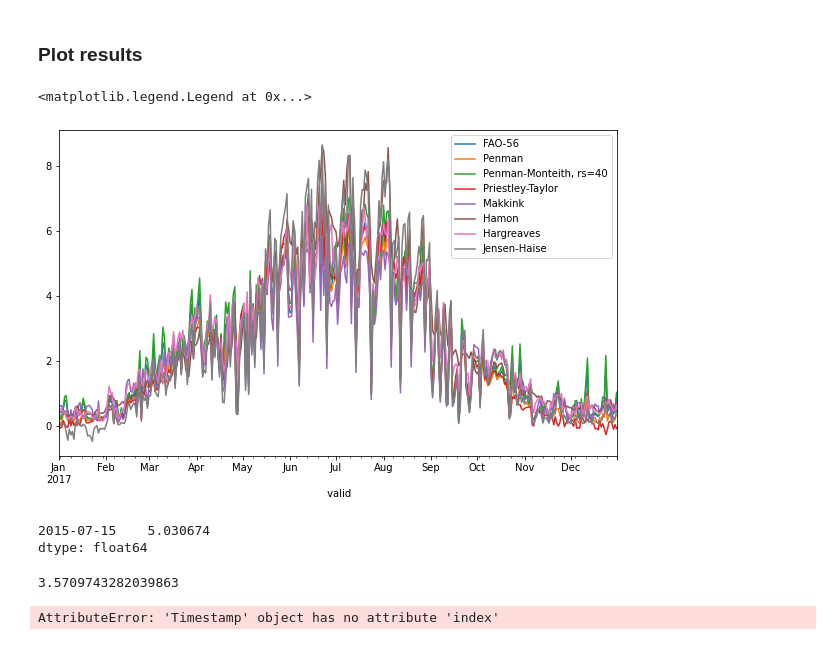
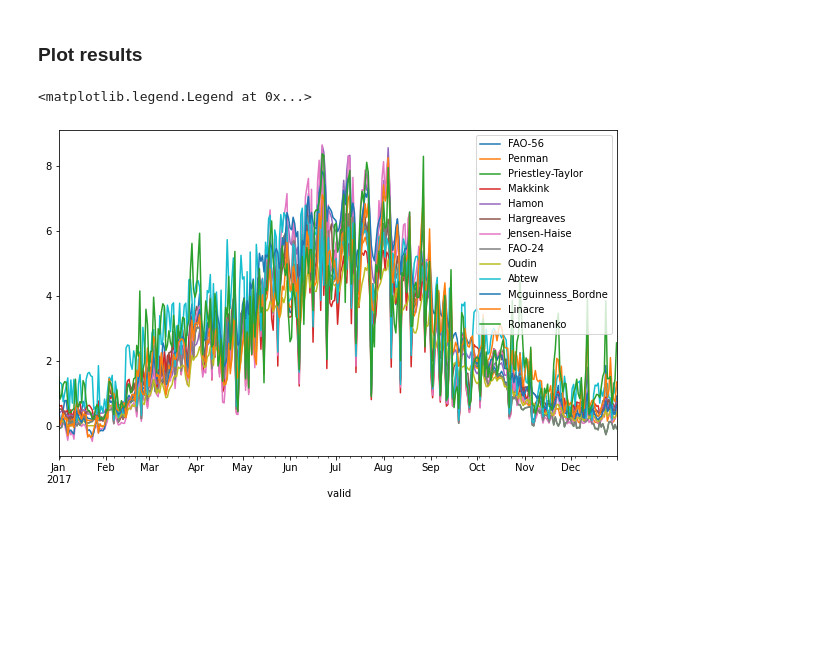
Before and after one commit to pyet-org/pyet, a Jupyter notebook: examples/example_FAO-56.ipynb, the cells around one changed output. Drawn from its saved outputs; the diff is of its cells as text; code cells hidden in the pictures; blank space fills up the shorter version.

Commit message:
Added methods from Oudin_2005, added .md and .bib file for JOSS paper. Added methods to notebook.

```diff
--- a/examples/example_FAO-56.ipynb
+++ b/examples/example_FAO-56.ipynb
@@ -21,30 +21,43 @@ wind = meteo.loc[:,"u_2 [ms-1]"]
 Rs = meteo.loc[:,"Rs [MJm-2d-1]"]
 et_mb = meteo.loc[:,"Evap [mm/d]"]
 elevation = 279
-lat = 46.5678 * np.pi / 180
+lat_deg = 46.5678
+lat = lat_deg * np.pi / 180
 # %% [markdown]
 ### Penmam-Monteith
 # %%
 et_fao56 = pyet.pm_fao56(wind, Rs=Rs, elevation=elevation, lat=lat, tmax=tmax, tmin=tmin, rh=rh)
 et_penman = pyet.penman(wind, Rs=Rs, elevation=elevation, lat=lat, tmax=tmax, tmin=tmin, rh=rh)
-et_pm = pyet.pm(wind, Rs=Rs, elevation=elevation, lat=lat, tmax=tmax, tmin=tmin, rh=rh, rs=40)
 et_pt = pyet.priestley_taylor(wind, Rs=Rs, elevation=elevation, lat=lat, tmax=tmax, tmin=tmin, rh=rh)
 et_mak = pyet.makkink(Rs, tmax=tmax, tmin=tmin, elevation=elevation)
 et_hamon = pyet.hamon(tmean.index, tmean, lat)
 et_har = pyet.hargreaves(tmean.index, tmax, tmin, lat)
 et_jh = pyet.jensen_haise(tmean, Rs)
+et_fao24 = pyet.priestley_taylor(wind, Rs=Rs, elevation=elevation, lat=lat, tmax=tmax, tmin=tmin, rh=rh)
+et_oudin = pyet.oudin(tmean, lat)
+et_abtew = pyet.abtew(tmean, Rs)
+et_turc = pyet.turc(tmean, Rs, rh)
+et_mcbordne = pyet.mcguinness_bordne(tmean, lat)
+et_linacre = pyet.linacre(tmean, elevation, lat_deg, tmax=tmax, tmin=tmin)
+et_romanenko = pyet.romanenko(tmean, rh)
 # %% [markdown]
 ### Plot results
 # %%
 et_fao56.plot(figsize=(10,6), label="FAO-56")
 et_penman.plot(label="Penman")
-et_pm.plot(label="Penman-Monteith, rs=40")
 et_pt.plot(label="Priestley-Taylor")
 et_mak.plot(label="Makkink")
 et_hamon.plot(label="Hamon")
 et_har.plot(label="Hargreaves")
 et_jh.plot(label="Jensen-Haise")
+et_fao24.plot(label="FAO-24")
+et_oudin.plot(label="Oudin")
+et_abtew.plot(label="Abtew")
+#et_turc.plot(label="Turc")
+et_mcbordne.plot(label="Mcguinness_Bordne")
+et_linacre.plot(label="Linacre")
+et_romanenko.plot(label="Romanenko")
 plt.legend()
 # %% [output]
 <matplotlib.legend.Legend at 0x...>
-[figure, old version]
+[figure, new version]
@@ -65,28 +63,0 @@ et56 = pyet.pm_fao56(wind, elevation=elevation, lat=lat, Rs=Rs,
-# %%
-tmax = pd.Series([26.6], index=pd.DatetimeIndex(["2015-07-15"]))
-tmin = pd.Series([14.8], index=pd.DatetimeIndex(["2015-07-15"]))
-lat = 45.72 * np.pi / 180
-pyet.hargreaves(tmax.index, tmax, tmin, lat)
-# %% [output]
-2015-07-15    5.030674
-dtype: float64
-# %%
-wind = pd.Series([2.078], index=pd.DatetimeIndex(["2015-07-06"]))
-        tmax = pd.Series([21.5], index=pd.DatetimeIndex(["2015-07-06"]))
-        tmin = pd.Series([12.3], index=pd.DatetimeIndex(["2015-07-06"]))
-        rhmax = pd.Series([84], index=pd.DatetimeIndex(["2015-07-06"]))
-        rhmin = pd.Series([63], index=pd.DatetimeIndex(["2015-07-06"]))
-        Rs = pd.Series([22.07], index=pd.DatetimeIndex(["2015-07-06"]))
-        n = 9.25
-        nn = 16.1
-        elevation = 100
-        lat = 50.80 * np.pi / 180
-        et56 = et.pm_fao56(wind, elevation=elevation, lat=lat, Rs=Rs,
-                                 tmax=tmax, tmin=tmin, rhmax=rhmax,
-                                 rhmin=rhmin, n=n, nn=nn)
-# %% [output]
-3.5709743282039863
-# %%
-pd.to_datetime("2015-09-03")
-# %% [output]
-AttributeError: 'Timestamp' object has no attribute 'index'
```
Also changed, not shown: parts of 1 cell of this notebook, 5 other files.
